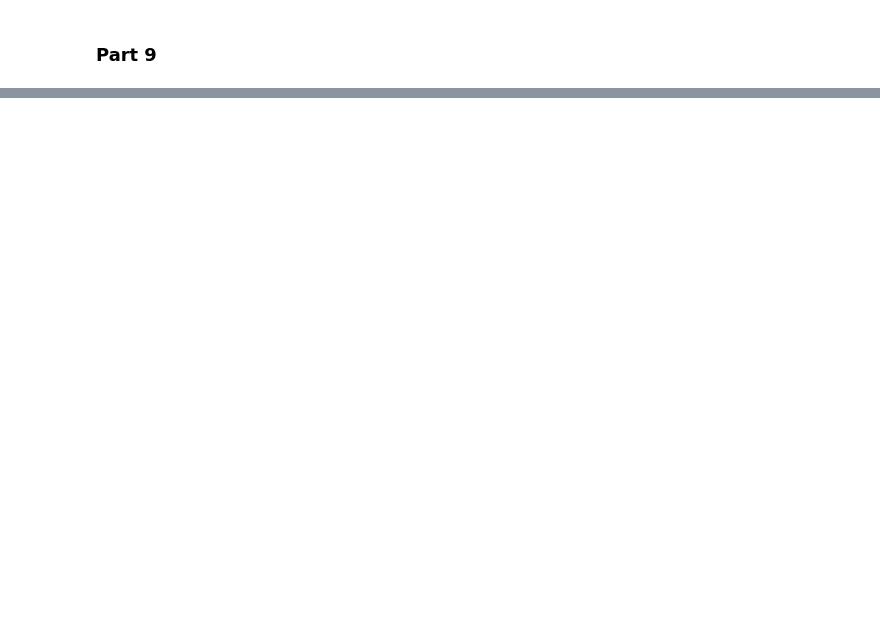
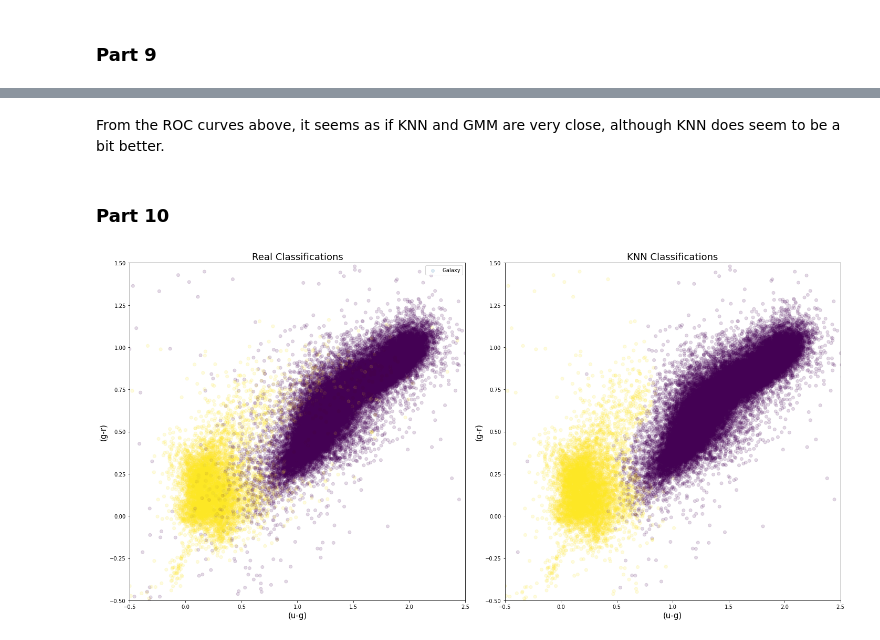
Before and after one commit to dgerosa/astrostatistics_bicocca_2023, a Jupyter notebook: coursework/student_folders/carrie_drake/vu_astr8070_s21_hw8_carriedrake.ipynb, the cells around one changed output, grey strips where cells are left out. Cells and saved outputs as stored; diff of their text form; code cells hidden in the pictures; blank space fills up the shorter version.

```diff
--- a/coursework/student_folders/carrie_drake/vu_astr8070_s21_hw8_carriedrake.ipynb
+++ b/coursework/student_folders/carrie_drake/vu_astr8070_s21_hw8_carriedrake.ipynb
@@ -350,2 +350,16 @@ It looks as if 6 max depth does the best for this model.
 # %% [markdown]
 ### Part 9
+# %%
+#CLD initalizing all of the models with the best found parameters if needed
+gnb = GaussianNB()
+qda = QuadraticDiscriminantAnalysis()
+gmm = GMMBayes(n_components=10)
+knn = KNeighborsClassifier(n_neighbors=95)
+dtc = DecisionTreeClassifier(max_depth=6)
+# %%
+#CLD fitting all of the models on just the color features from training data array train_X
+gnb.fit(train_X[:,:4], train_labels)
+qda.fit(train_X[:,:4], train_labels)
+gmm.fit(train_X[:,:4], train_labels)
+knn.fit(train_X[:,:4], train_labels)
+dtc.fit(train_X[:,:4], train_labels)
@@ -351,0 +414,27 @@ It looks as if 6 max depth does the best for this model.
+# %% [markdown]
+From the ROC curves above, it seems as if KNN and GMM are very close, although KNN does seem to be a bit better.
+# %% [markdown]
+### Part 10
+# %%
+#CLD running the KNN model on the entire data set
+knn_labels = knn.predict(X[:,:4])
+# %%
+#CLD making the scatter plot and colorcoding by labels
+fig, ax = plt.subplots(1,2,figsize=(20,10))
+ax[0].scatter(u_g, g_r, c=labels, alpha=0.15) #CLD turned the alpha down to see clustering better
+ax[1].scatter(u_g, g_r, c=knn_labels, alpha=0.15)
+ax[0].set_xlim(-0.5, 2.5)
+ax[0].set_ylim(-0.5,1.5)
+ax[1].set_xlim(-0.5, 2.5)
+ax[1].set_ylim(-0.5,1.5)
+ax[0].set_xlabel('(u-g)', fontsize=15)
+ax[0].set_ylabel('(g-r)', fontsize=15)
+ax[1].set_xlabel('(u-g)', fontsize=15)
+ax[1].set_ylabel('(g-r)', fontsize=15)
+ax[0].set_title('Real Classifications', fontsize=18)
+ax[1].set_title('KNN Classifications', fontsize=18)
+ax[0].legend(['Galaxy', 'QSO'])
+fig.tight_layout()
+plt.show(fig)
+# %% [output]
+[figure, added]
```
Also changed, not shown: parts of 9 cells of this notebook.
